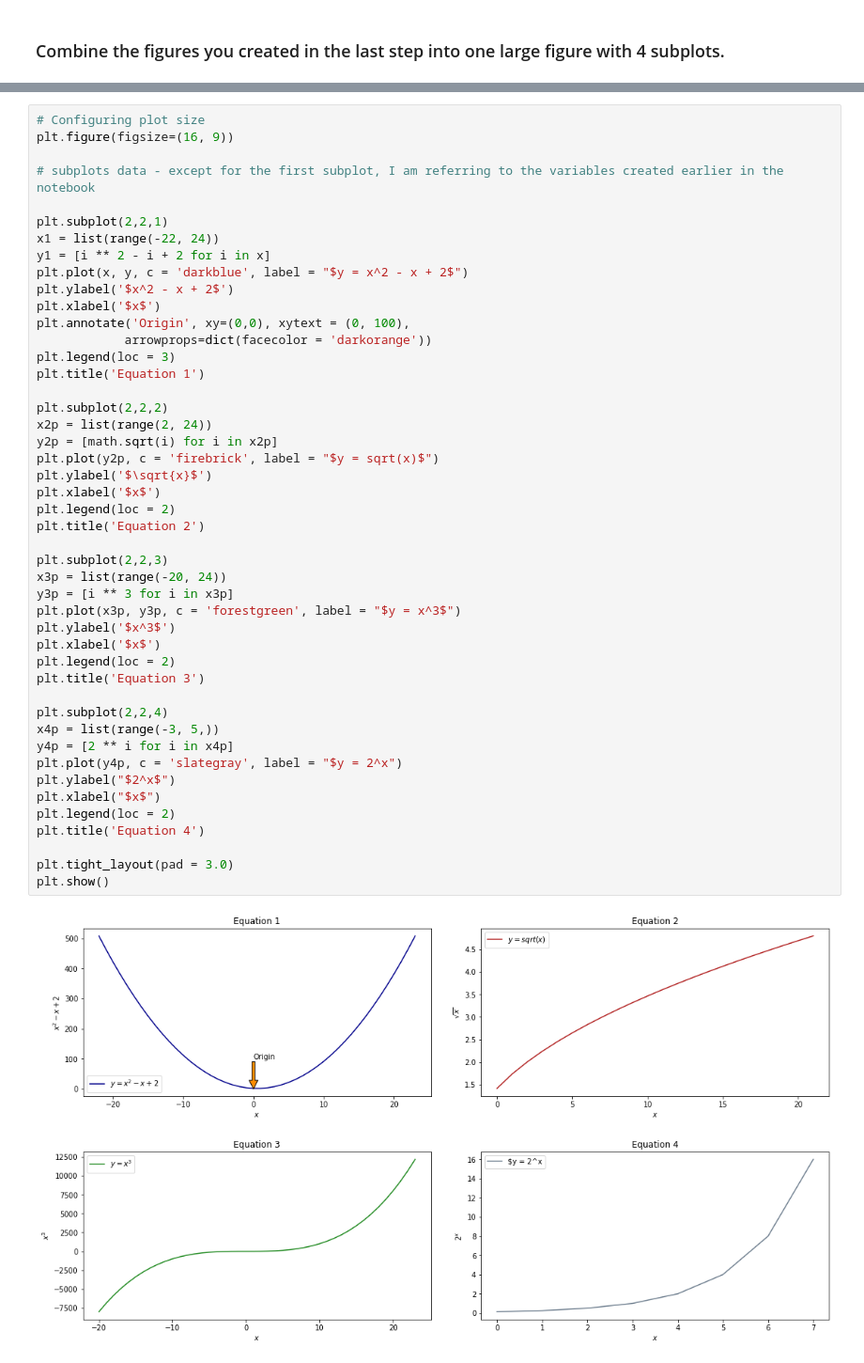
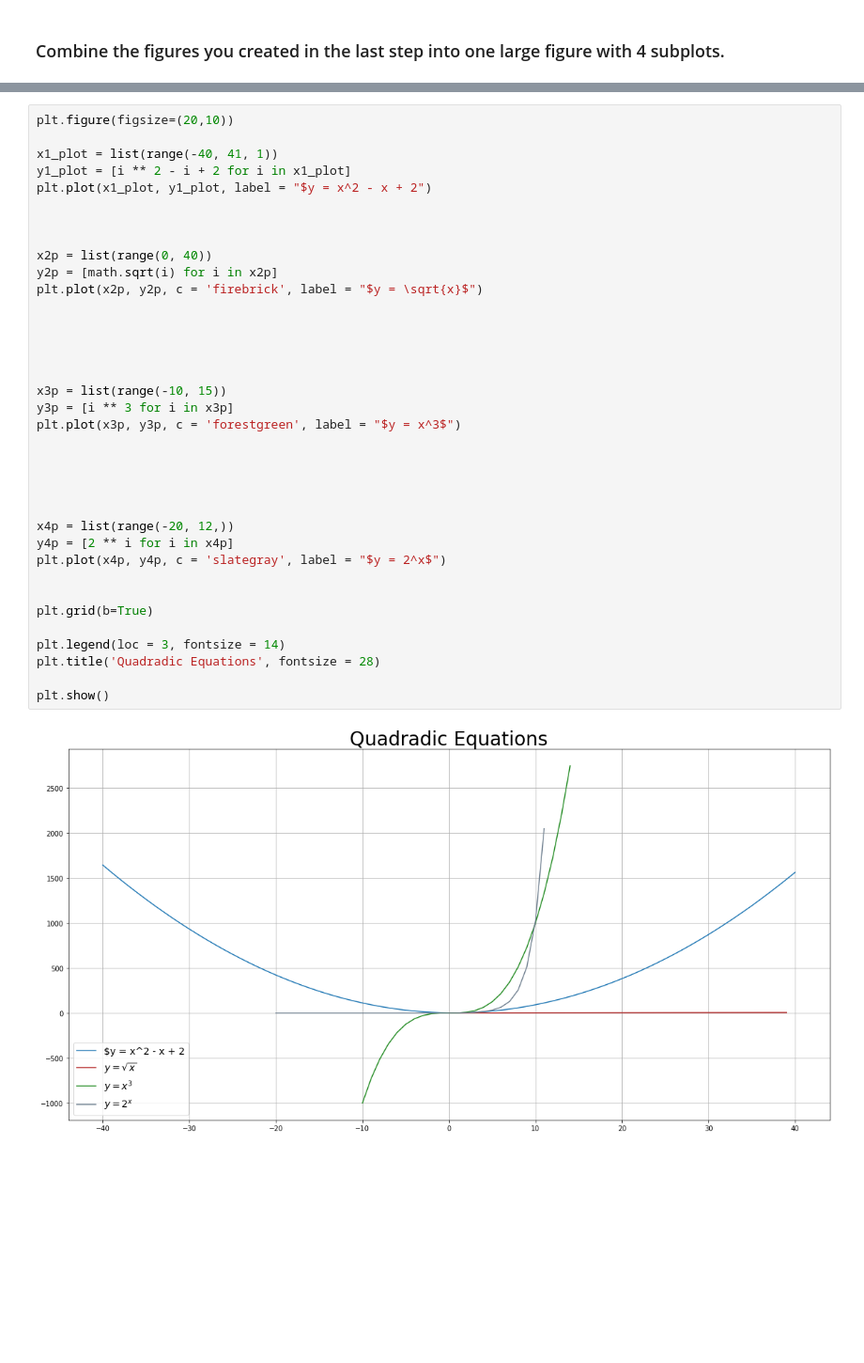
Before and after one commit to lukewbecker/numpy-pandas-visualization-exercises, a Jupyter notebook: matplotlib_exercises.ipynb, the cells around one changed output, grey strips where cells are left out. Shown at 94% size. Drawn from its saved outputs; the diff is of its cells as text; blank space fills up the shorter version.

```diff
--- a/matplotlib_exercises.ipynb
+++ b/matplotlib_exercises.ipynb
@@ -130,48 +140,38 @@ plt.show()
 # %%
-# Configuring plot size
-plt.figure(figsize=(16, 9))
+plt.figure(figsize=(20,10))
 
-# subplots data - except for the first subplot, I am referring to the variables created earlier in the notebook
+x1_plot = list(range(-40, 41, 1))
+y1_plot = [i ** 2 - i + 2 for i in x1_plot]
+plt.plot(x1_plot, y1_plot, label = "$y = x^2 - x + 2")
 
-plt.subplot(2,2,1)
-x1 = list(range(-22, 24))
-y1 = [i ** 2 - i + 2 for i in x]
-plt.plot(x, y, c = 'darkblue', label = "$y = x^2 - x + 2$")
-plt.ylabel('$x^2 - x + 2$')
-plt.xlabel('$x$')
-plt.annotate('Origin', xy=(0,0), xytext = (0, 100),
-            arrowprops=dict(facecolor = 'darkorange'))
-plt.legend(loc = 3)
-plt.title('Equation 1')
 
-plt.subplot(2,2,2)
-x2p = list(range(2, 24))
+
+x2p = list(range(0, 40))
 y2p = [math.sqrt(i) for i in x2p]
-plt.plot(y2p, c = 'firebrick', label = "$y = sqrt(x)$")
-plt.ylabel('$\sqrt{x}$')
-plt.xlabel('$x$')
-plt.legend(loc = 2)
-plt.title('Equation 2')
+plt.plot(x2p, y2p, c = 'firebrick', label = "$y = \sqrt{x}$")
 
-plt.subplot(2,2,3)
-x3p = list(range(-20, 24))
+
+
+
+
+x3p = list(range(-10, 15))
 y3p = [i ** 3 for i in x3p]
 plt.plot(x3p, y3p, c = 'forestgreen', label = "$y = x^3$")
-plt.ylabel('$x^3$')
-plt.xlabel('$x$')
-plt.legend(loc = 2)
-plt.title('Equation 3')
 
-plt.subplot(2,2,4)
-x4p = list(range(-3, 5,))
+
+
+
+
+x4p = list(range(-20, 12,))
 y4p = [2 ** i for i in x4p]
-plt.plot(y4p, c = 'slategray', label = "$y = 2^x")
-plt.ylabel("$2^x$")
-plt.xlabel("$x$")
-plt.legend(loc = 2)
-plt.title('Equation 4')
+plt.plot(x4p, y4p, c = 'slategray', label = "$y = 2^x$")
 
-plt.tight_layout(pad = 3.0)
+
+plt.grid(b=True)
+
+plt.legend(loc = 3, fontsize = 14)
+plt.title('Quadradic Equations', fontsize = 28)
+
 plt.show()
 # %% [output]
-[figure, old version]
+[figure, new version]
```
Also changed, not shown: parts of 9 cells of this notebook, 1 other file.
